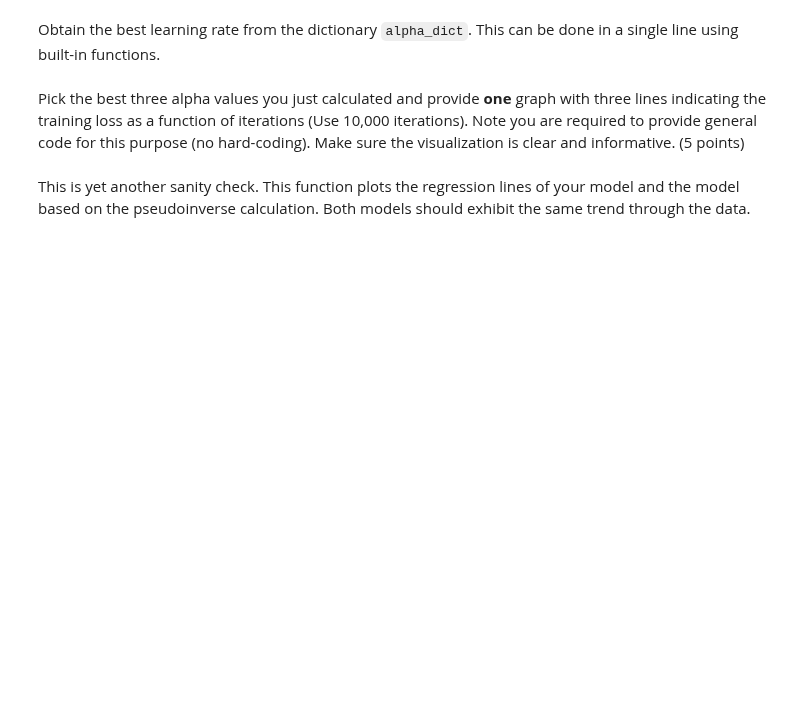
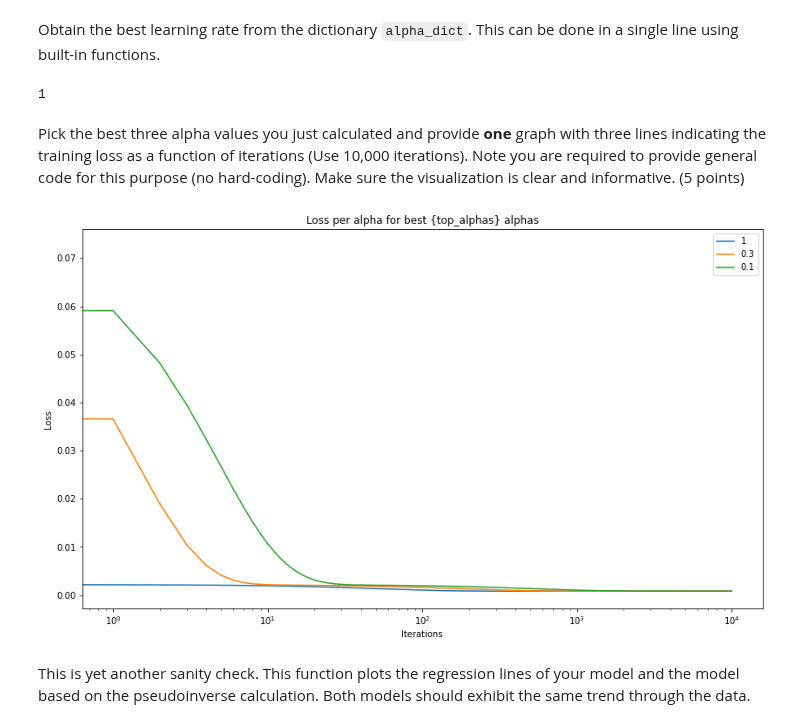
Before and after one commit to EyalMichaeli/IDC_masters, a Jupyter notebook: semester_2/Machine Learning/Exercises/EX1/207380528_302673355_EX1.ipynb, the cells around one changed output. Saved outputs shown, nothing was run; the diff lists cells and outputs as text; code cells hidden in the pictures; blank space fills up the shorter version.

```diff
--- a/semester_2/Machine Learning/Exercises/EX1/207380528_302673355_EX1.ipynb
+++ b/semester_2/Machine Learning/Exercises/EX1/207380528_302673355_EX1.ipynb
@@ -401,7 +414,13 @@ def find_best_alpha(X_train, y_train, X_val, y_val, iterations):
     ###########################################################################
     # TODO: Implement the function.                                           #
     ###########################################################################
-    pass
+    for alpha in alphas:
+        np.random.seed(42)
+        efficient_theta = np.random.random(size=2)
+        efficient_theta, efficient_J_history = efficient_gradient_descent(X_train ,y_train, efficient_theta, alpha, iterations)
+        J_alpha = compute_cost(X_val, y_val, efficient_theta)
+        print(f"For alpha {alpha}, the loss is {J_alpha:.3f}")
+        alpha_dict.update({alpha: J_alpha})
     ###########################################################################
     #                             END OF YOUR CODE                            #
     ###########################################################################
@@ -415,10 +448,13 @@ best_alpha = None
 ###########################################################################
 #                            START OF YOUR CODE                           #
 ###########################################################################
-pass
+alphas_sorted = list({k: v for k, v in sorted(alpha_dict.items(), key=lambda item: item[1])}.keys())
+best_alpha = alphas_sorted[0]
 ###########################################################################
 #                             END OF YOUR CODE                            #
 ###########################################################################
 print(best_alpha)
+# %% [output]
+1
 # %% [markdown]
 Pick the best three alpha values you just calculated and provide **one** graph with three lines indicating the training loss as a function of iterations (Use 10,000 iterations). Note you are required to provide general code for this purpose (no hard-coding). Make sure the visualization is clear and informative. (5 points)
@@ -433,3 +461,27 @@ pass
+# %%
+###########################################################################
+#                            START OF YOUR CODE                           #
+###########################################################################
+top_alphas = 3
+iterations = 10_000
+alphas = alphas_sorted[:top_alphas]
+for alpha in alphas:
+    np.random.seed(42)
+    theta = np.random.random(size=2)
+    theta, J_history = gradient_descent(X_train ,y_train, theta, alpha, iterations)
+    plt.plot(np.arange(iterations), J_history, label=alpha)
+
+plt.xscale('log')
+plt.xlabel("Iterations")
+plt.ylabel("Loss")
+plt.title("Loss per alpha for best {top_alphas} alphas")
+plt.legend()
+plt.show()
+###########################################################################
+#                             END OF YOUR CODE                            #
+###########################################################################
+# %% [output]
+[figure, added]
 # %% [markdown]
 This is yet another sanity check. This function plots the regression lines of your model and the model based on the pseudoinverse calculation. Both models should exhibit the same trend through the data.
 # %%
```
Also changed, not shown: parts of 16 cells of this notebook.
